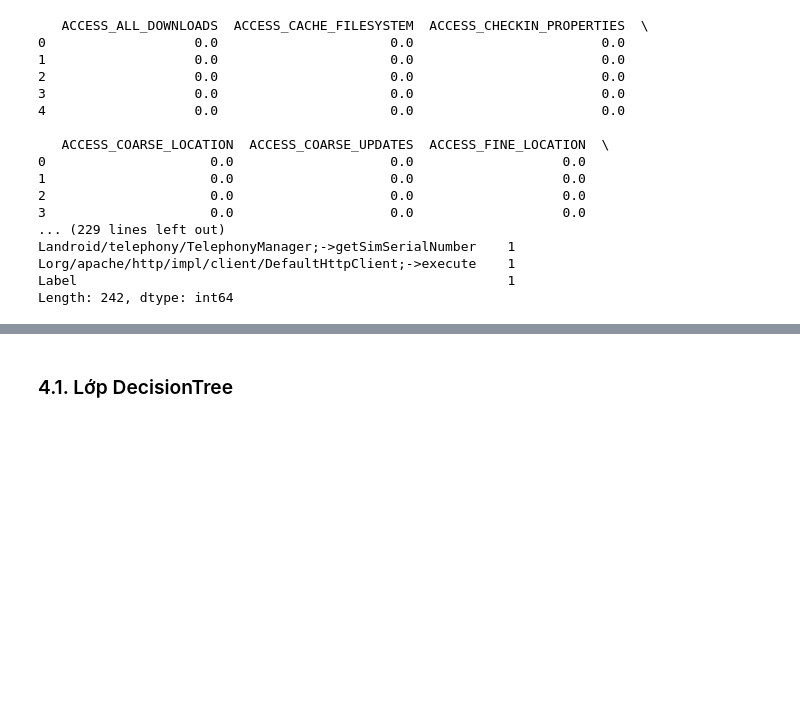
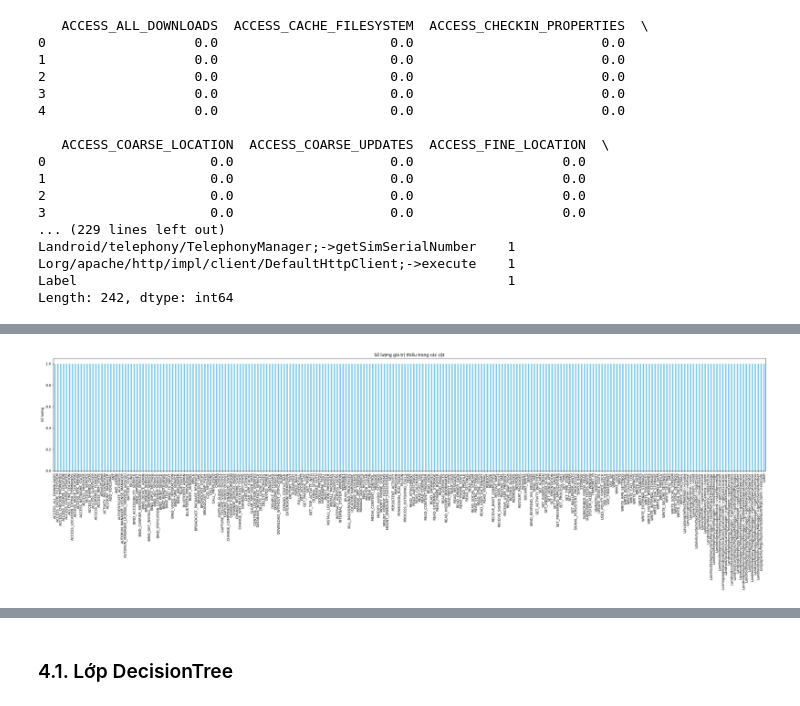
Before and after one commit to anvinh2812/Machine_learning_BTL, a Jupyter notebook: random_forest.ipynb, the cells around one changed output, grey strips where cells are left out. Cells and saved outputs as stored; diff of their text form; code cells hidden in the pictures; blank space fills up the shorter version.

```diff
--- a/random_forest.ipynb
+++ b/random_forest.ipynb
@@ -47,0 +37,11 @@ Length: 242, dtype: int64
+# %%
+import pandas as pd
+# Đọc dữ liệu
+df = pd.read_csv('TUANDROMD.csv')
+# Kiểm tra giá trị thiếu
+missing_values = df.isnull().sum()
+# Hiển thị cột có giá trị thiếu
+print("Các cột có giá trị thiếu:")
+print(missing_values[missing_values > 0])
+# Xử lý: thay thế các giá trị thiếu bằng giá trị trung bình
+df.fillna(df.mean(), inplace=True)
@@ -47,0 +62,13 @@ Length: 242, dtype: int64
+# %%
+import matplotlib.pyplot as plt
+
+# Vẽ biểu đồ cột cho những cột có giá trị thiếu
+plt.figure(figsize=(30, 10))
+missing_values.plot(kind='bar', color='skyblue')
+plt.title('Số lượng giá trị thiếu trong các cột')
+plt.ylabel('Số lượng')
+plt.xticks(rotation=90)  # Xoay nhãn cột để dễ đọc
+plt.tight_layout()
+plt.show()
+# %% [output]
+[figure, added]
```
Also changed, not shown: parts of 27 cells of this notebook, 17 other files.
